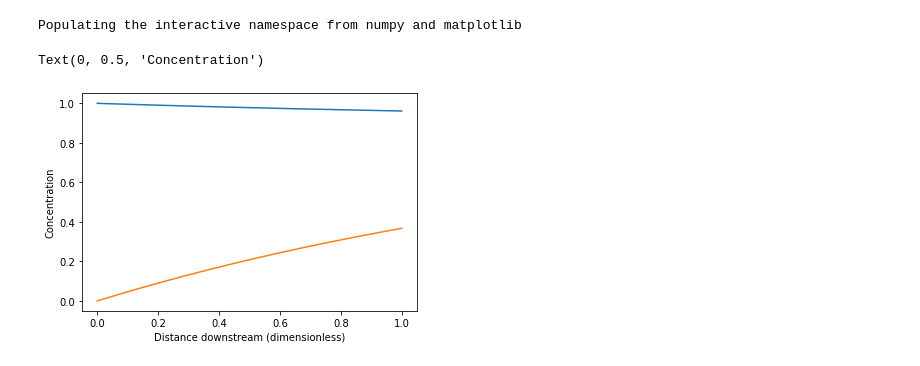
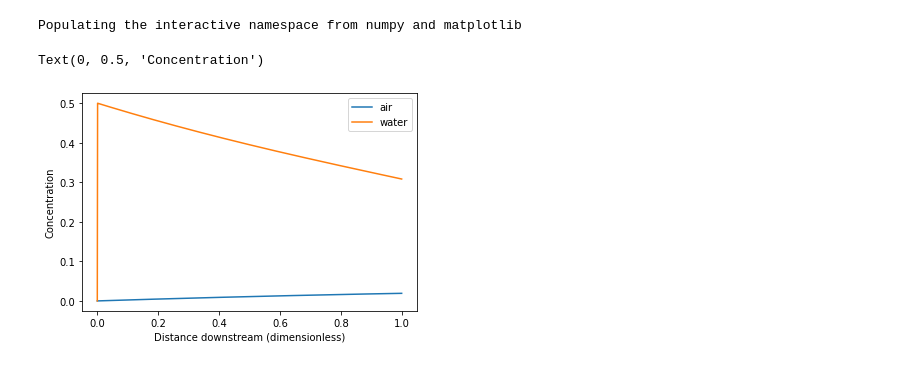
Before and after one commit to CovingtonResearchGroup/champ, a Jupyter notebook: CO2-air-water-adv-disp-exchange.ipynb, the cells around one changed output. Saved outputs shown, nothing was run; the diff lists cells and outputs as text; code cells hidden in the pictures.

```diff
--- a/CO2-air-water-adv-disp-exchange.ipynb
+++ b/CO2-air-water-adv-disp-exchange.ipynb
@@ -71,8 +71,8 @@ C = zeros([ntimes,2*nx])
 #Set initial condition
 C[0,:]=0.
 #set upstream concentrations
-C_a_upstream = 1.
-C_w_upstream = 0.
+C_a_upstream = 0.
+C_w_upstream = 0.5
 C[:nx,0] = C_a_upstream
 C[nx:,0] = C_w_upstream
 #Create both halves of b matrix, they are treated separately below for clarity
@@ -102,13 +102,14 @@ for n in arange(ntimes-1):
     C[n+1,nx+1:] = Ctmp[nx-1:]
 # %%
 x = linspace(0,1,nx)
-plot(x,C[900,:nx])
-plot(x,C[900,nx:])
+plot(x,C[950,:nx])
+plot(x,C[950,nx:])
+legend(['air','water'])
 #Can compare against previous solution for D
 #plot(x,D[200,:],'--')
 
 xlabel('Distance downstream (dimensionless)')
 ylabel('Concentration')
 # %% [output]
 Text(0, 0.5, 'Concentration')
-[figure, old version]
+[figure, new version]
```
Also changed, not shown: parts of 3 cells of this notebook.
